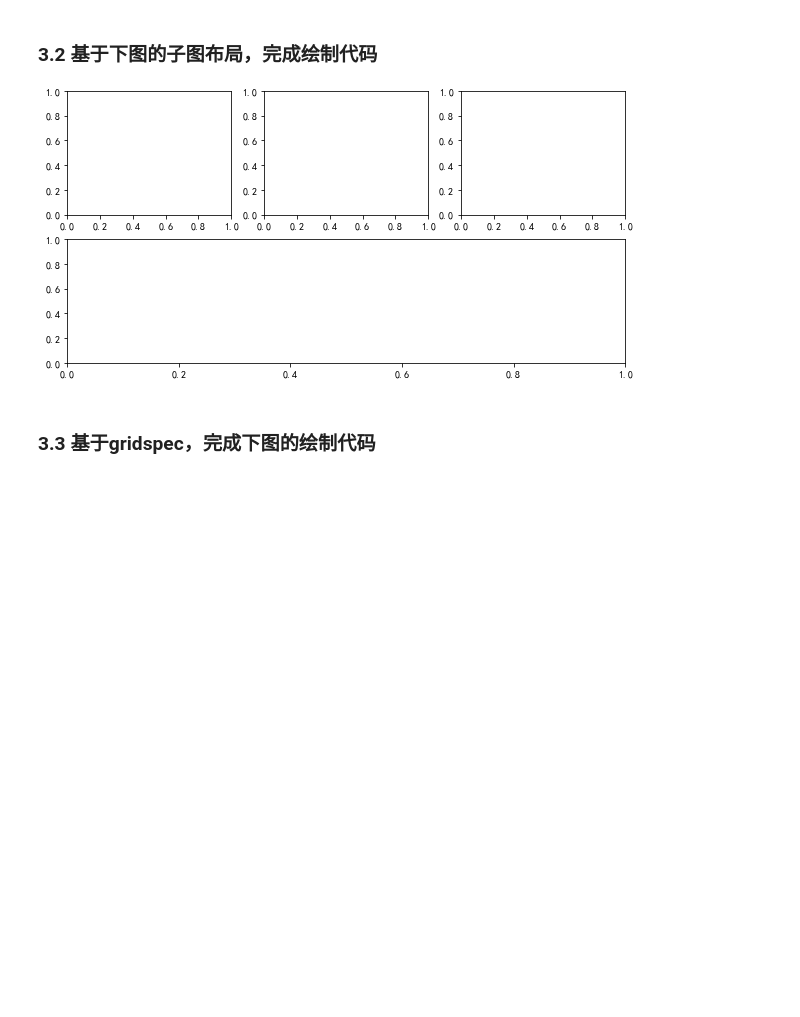
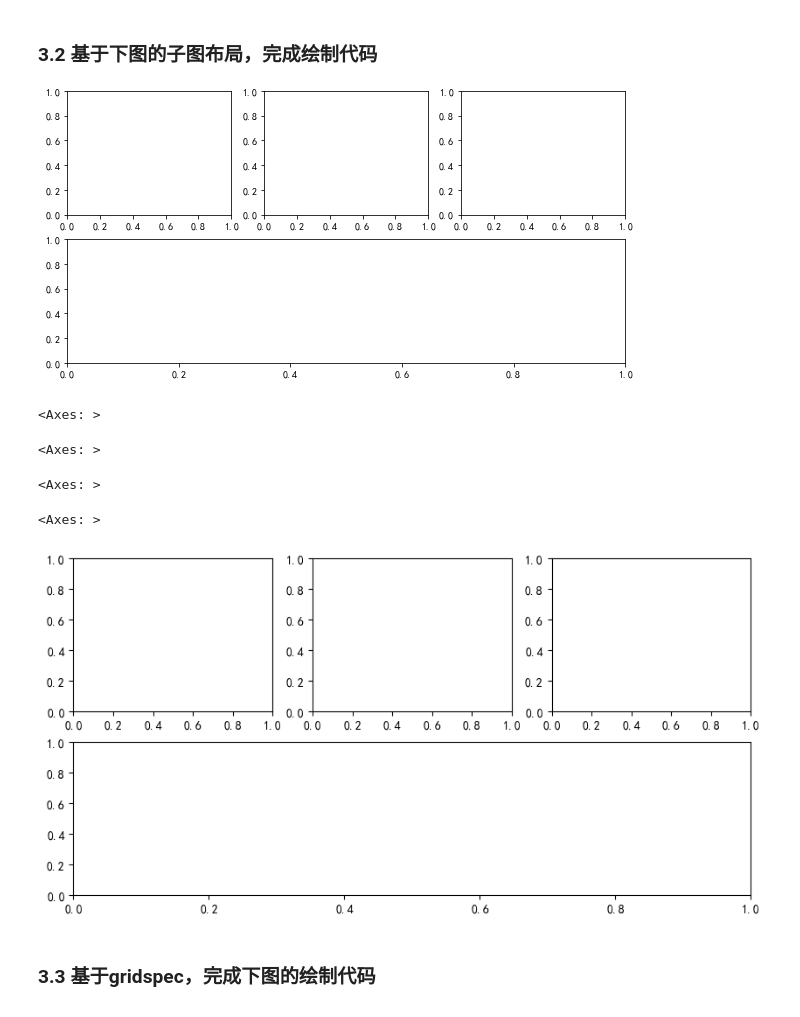
Before and after one commit to LiquMouse/Python-Programming-Homework, a Jupyter notebook: exp8/experiment_8.ipynb, the cells around one changed output. Cells and saved outputs as stored; diff of their text form; code cells hidden in the pictures; blank space fills up the shorter version.

```diff
--- a/exp8/experiment_8.ipynb
+++ b/exp8/experiment_8.ipynb
@@ -360,3 +486,16 @@ fig = plt.figure(figsize=(10,5))
+# %%
+#绘制代码
+fig = plt.figure(figsize=(10,5))
+fig.add_subplot(2,3,1)
+fig.add_subplot(2,3,2)
+fig.add_subplot(2,3,3)
+fig.add_subplot(2,1,2)
+# %% [output]
+<Axes: >
+<Axes: >
+<Axes: >
+<Axes: >
+[figure, added]
 # %% [markdown]
 ### 3.3 基于gridspec，完成下图的绘制代码
 <img src="embedded-picture-1">
```
Also changed, not shown: parts of 18 cells of this notebook, 1 other file.
